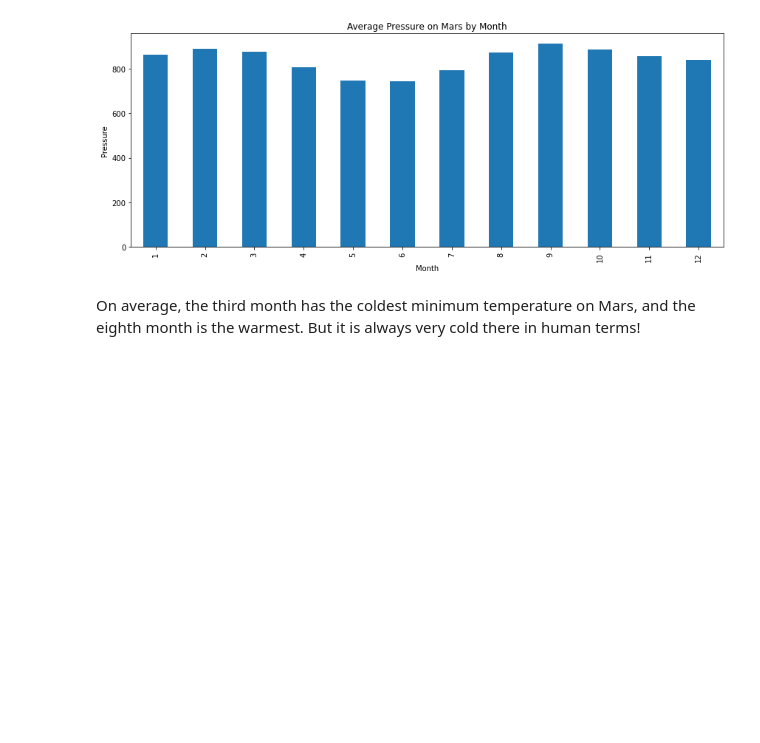
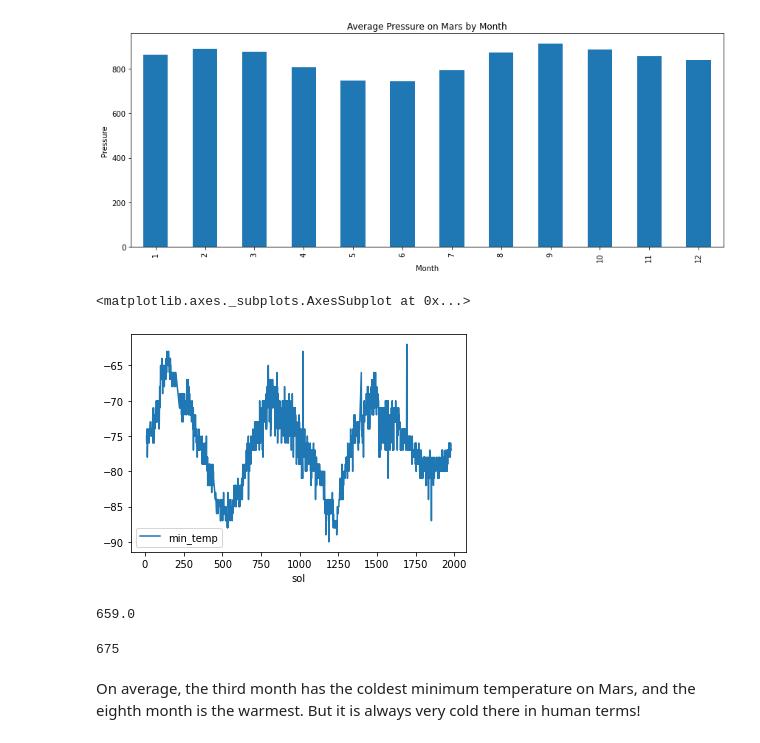
Before and after one commit to bernbr/scraping, a Jupyter notebook: part_2_mars_weather.ipynb, the cells around one changed output. Cells and saved outputs as stored; diff of their text form; code cells hidden in the pictures; blank space fills up the shorter version.

```diff
--- a/part_2_mars_weather.ipynb
+++ b/part_2_mars_weather.ipynb
@@ -258,3 +256,26 @@ plt.show()
+# %%
+# 5. How many terrestrial (earth) days are there in a Martian year?
+# Sort the sol in numeric order
+sol_values = mars_df.sort_values('sol')
+# Highest sol - 1977
+hightest_sol = mars_df['sol'].max()
+# map the sol and minimum temp to find the roation cycle
+sol_values.plot(x='sol', y='min_temp')
+# %% [output]
+<matplotlib.axes._subplots.AxesSubplot at 0x...>
+[figure, added]
+# %%
+# Calculate cycle based on graph peaks. 3 peaks.
+year_cycle = hightest_sol/3
+year_cycle
+# %% [output]
+659.0
+# %%
+# Calculate cycle based on peak to peak.
+Martian_year = 1425 - 750
+Martian_year
+# %% [output]
+675
 # %% [markdown]
 On average, the third month has the coldest minimum temperature on Mars, and the eighth month is the warmest. But it is always very cold there in human terms!
 # %% [markdown]
```
Also changed, not shown: parts of 2 cells of this notebook, 3 other files.
